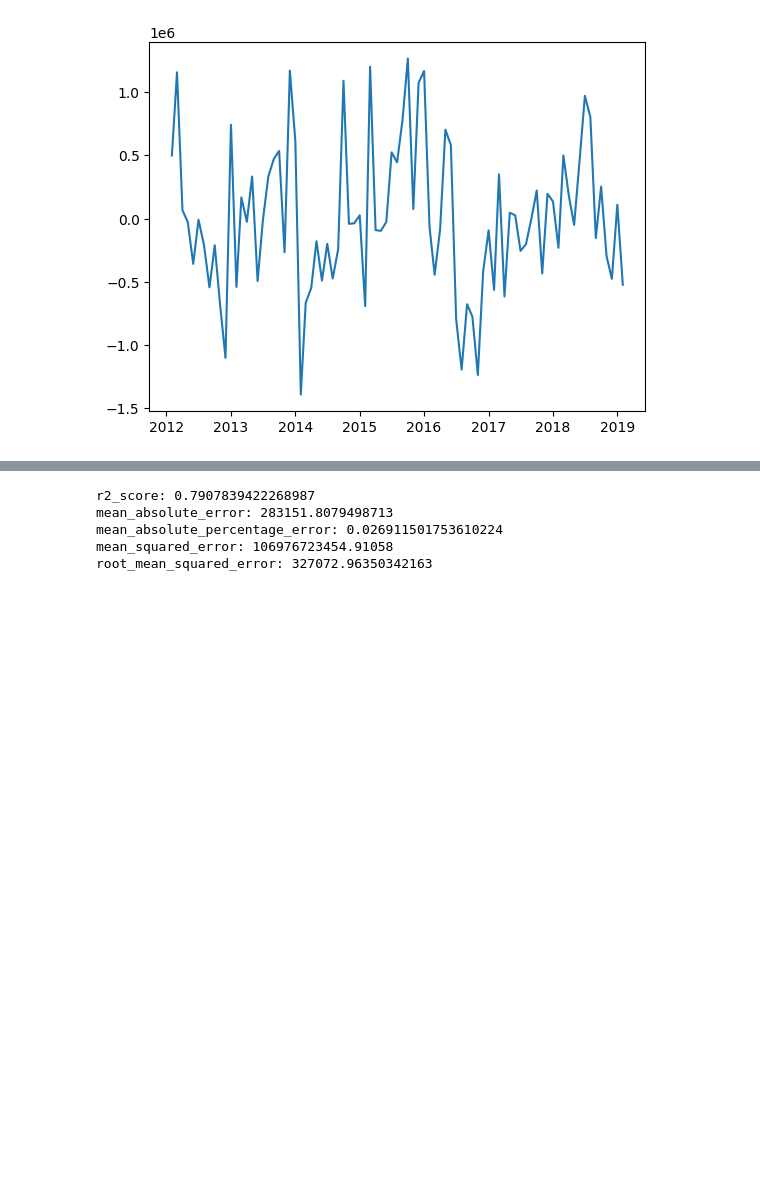
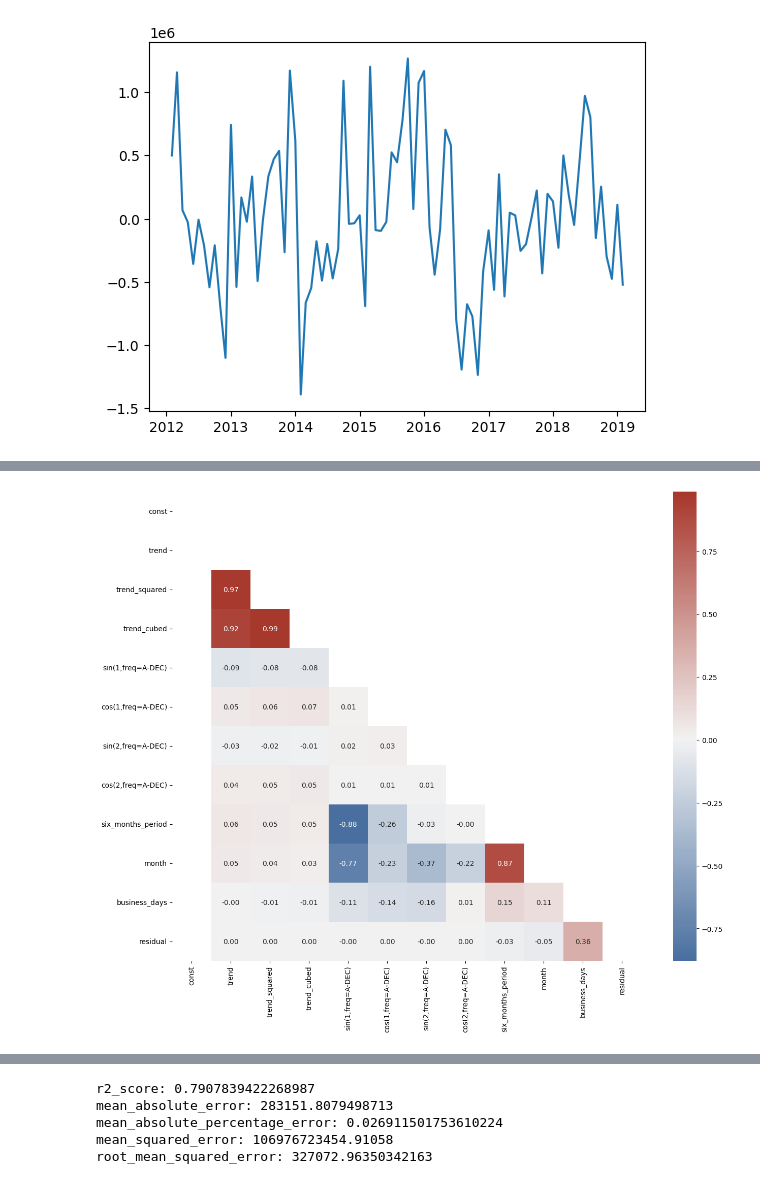
Before and after one commit to tomashbk/electric_energy_demand_argentina, a Jupyter notebook: machine_learning.ipynb, the cells around one changed output, grey strips where cells are left out. Saved outputs shown, nothing was run; the diff lists cells and outputs as text; code cells hidden in the pictures; blank space fills up the shorter version.

```diff
--- a/machine_learning.ipynb
+++ b/machine_learning.ipynb
@@ -575,0 +604,4 @@ plt.plot(y_resid)
+# %%
+df_residuals = pd.concat([X_train, y_resid], axis=1)
+df_residuals.rename(columns={0: 'residual'}, inplace=True)
+df_residuals
@@ -575,0 +623,4 @@ plt.plot(y_resid)
+# %%
+utils.correlation_matrix(df_residuals)
+# %% [output]
+[figure, added]
```
Also changed, not shown: parts of 25 cells of this notebook, 3 other files.
